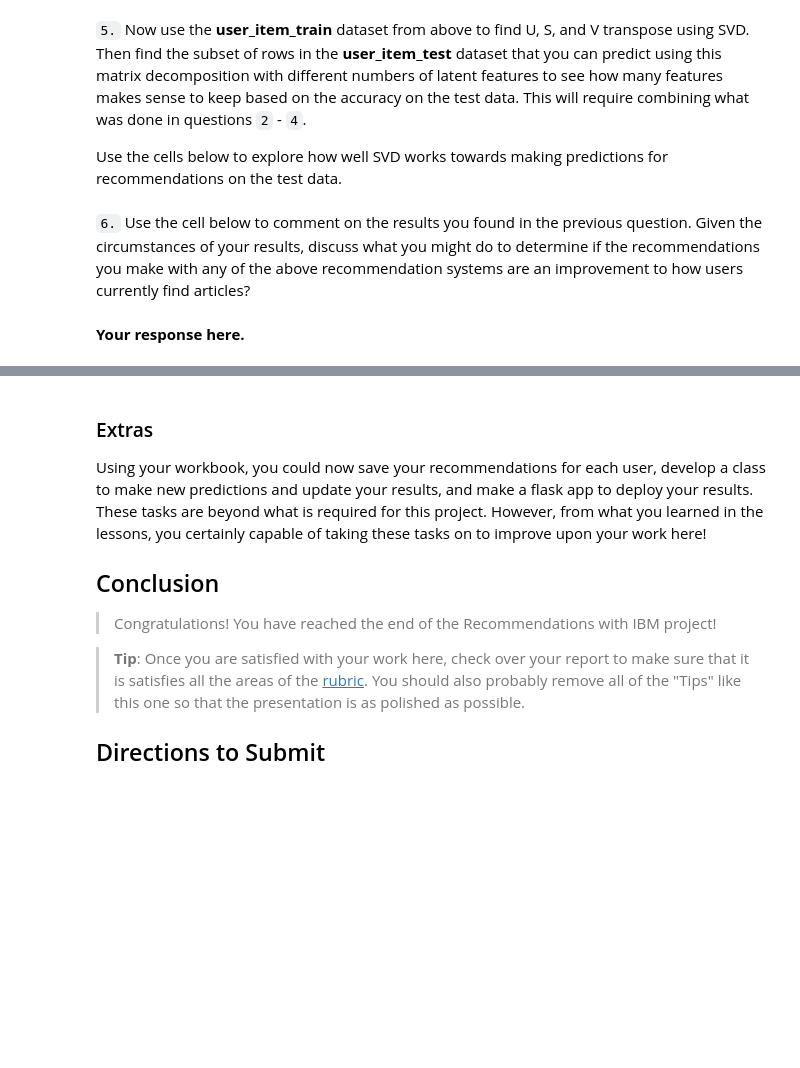
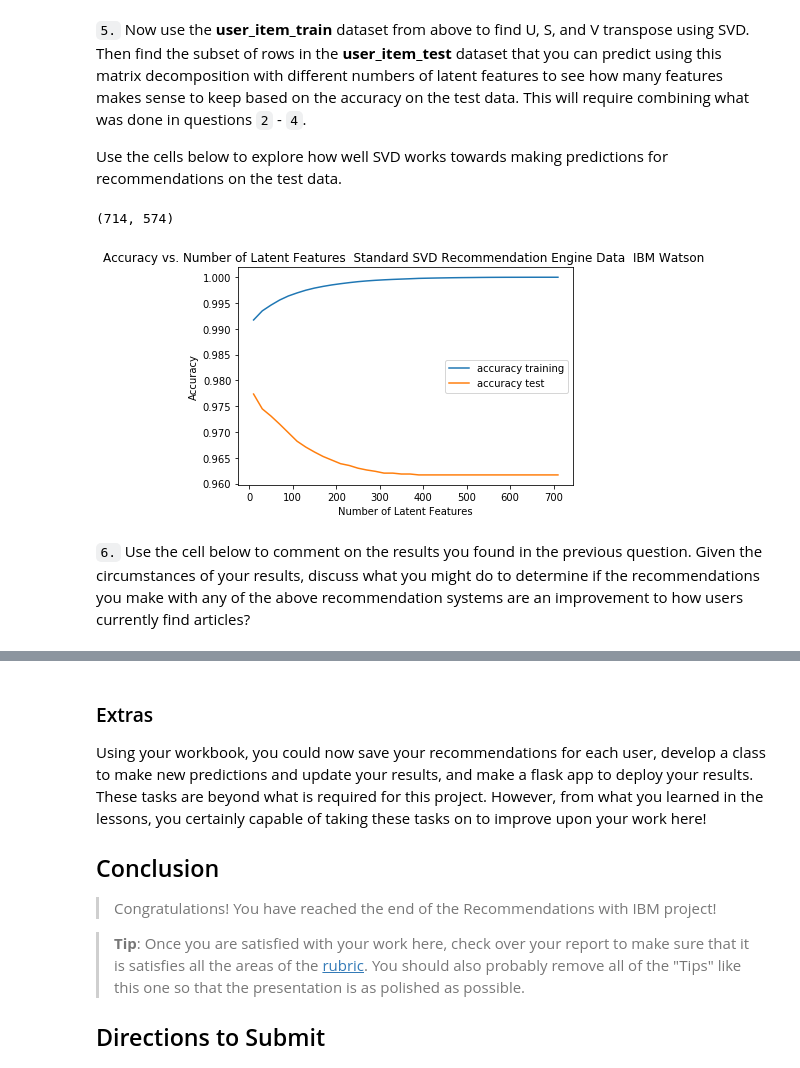
Before and after one commit to OliVinz/Recommendations-with-IBM, a Jupyter notebook: Recommendations_with_IBM.ipynb, the cells around one changed output, grey strips where cells are left out. Drawn from its saved outputs; the diff is of its cells as text; code cells hidden in the pictures; blank space fills up the shorter version.

```diff
--- a/Recommendations_with_IBM.ipynb
+++ b/Recommendations_with_IBM.ipynb
@@ -845,4 +882,4 @@ t.sol_4_test(sol_4_dict)
 Use the cells below to explore how well SVD works towards making predictions for recommendations on the test data.
 # %%
 # fit SVD on the user_item_train matrix
-u_train, s_train, vt_train = # fit svd similar to above then use the cells below
+u_train, s_train, vt_train = np.linalg.svd(user_item_train)
@@ -851,0 +886,3 @@ u_train, s_train, vt_train = # fit svd similar to above then use the cells below
+# %%
+# users in test set that can be predicted (because also in training set)
+u2 = u_train[user_item_train.index.isin(test_idx), :] # We filter for test_idx - all of the test user idspe
@@ -852,4 +893,46 @@ u_train, s_train, vt_train = # fit svd similar to above then use the cells below
+# %%
+vt2 = vt_train[:, user_item_train.columns.isin(test_arts)]
+
+vt2.shape#[1]
+# %% [output]
+(714, 574)
+# %%
+num_latent_feat=np.arange(10,714+10,20)
+
+sum_errs_train = []
+sum_errs_test  = []
+intersec_ids   = list(set(user_item_train.index).intersection(set(test_idx))) # list of users in both train and test sets
+for k in num_latent_feat:
+    # restructure with k latent features
+    u_train_lat, s_train_lat, vt_train_lat = u_train[:, :k], np.diag(s_train[:k]), vt_train[:k, :]
+    u_test_lat, vt_test_lat = u2[:, :k], vt2[:k,:]
+
+    # take dot product
+    user_item_train_est = np.around(np.dot(np.dot(u_train_lat, s_train_lat), vt_train_lat))
+    user_item_test_est  = np.around(np.dot(np.dot(u_test_lat, s_train_lat), vt_test_lat))
+
+    # compute error for each prediction to actual value
+    diffs_train = np.subtract(user_item_train, user_item_train_est)
+    diffs_test = np.subtract(user_item_test.loc[intersec_ids, :], user_item_test_est)
+
+    # total errors and keep track of them
+    train_err = np.sum(np.sum(np.abs(diffs_train)))
+    sum_errs_train.append(train_err)
+
+    test_err = np.sum(np.sum(np.abs(diffs_test)))
+    sum_errs_test.append(test_err)
+
+    all_classifications_train = user_item_train_est.shape[0]* user_item_train_est.shape[1]
+    all_classifications_test  = user_item_test_est.shape[0] * user_item_test_est.shape[1]
+# %%
+plt.plot(num_latent_feat, 1 - (np.array(sum_errs_train) / all_classifications_train), label='accuracy training')
+plt.plot(num_latent_feat, 1 - (np.array(sum_errs_test ) / all_classifications_test),  label='accuracy test')
+plt.title('Accuracy vs. Number of Latent Features  Standard SVD Recommendation Engine Data  IBM Watson ')
+plt.xlabel('Number of Latent Features')
+plt.ylabel('Accuracy')
+plt.legend(loc='right')
+plt.show();
+# %% [output]
+[figure, added]
 # %% [markdown]
 `6.` Use the cell below to comment on the results you found in the previous question. Given the circumstances of your results, discuss what you might do to determine if the recommendations you make with any of the above recommendation systems are an improvement to how users currently find articles?
-# %% [markdown]
-**Your response here.**
```
Also changed, not shown: parts of 22 cells of this notebook.
